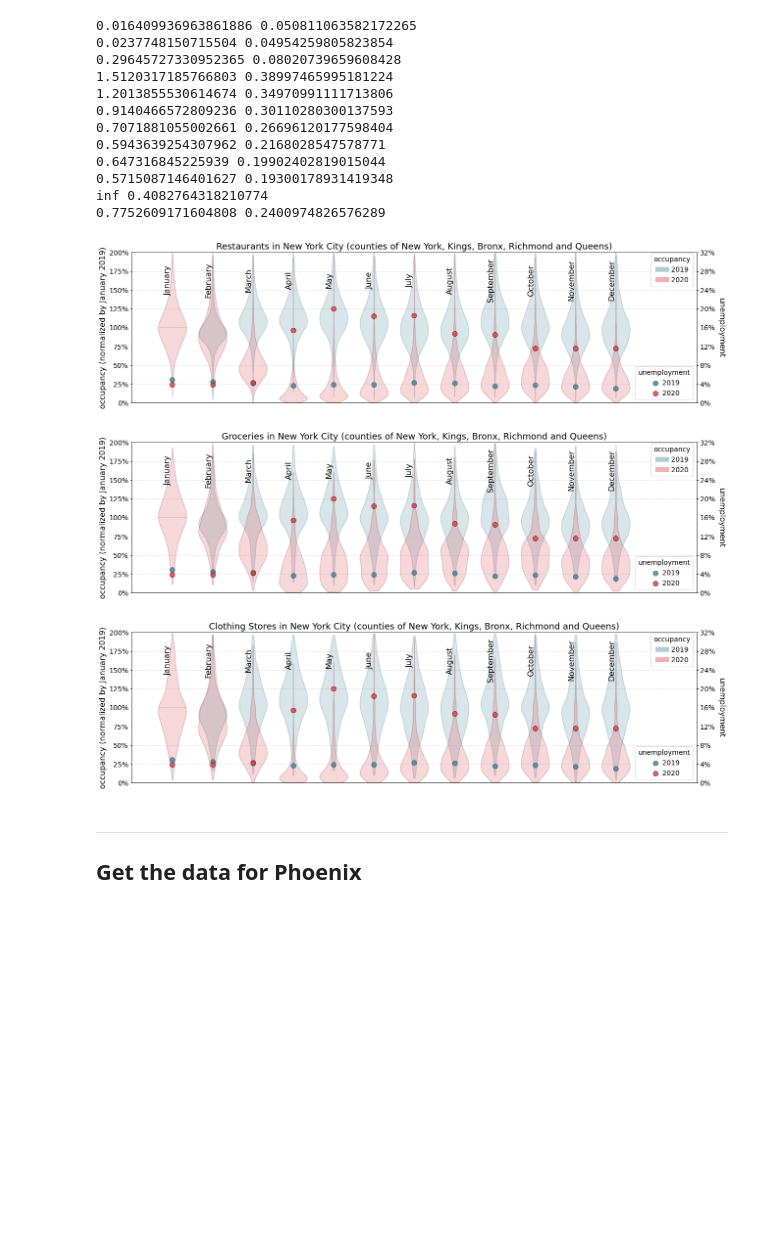
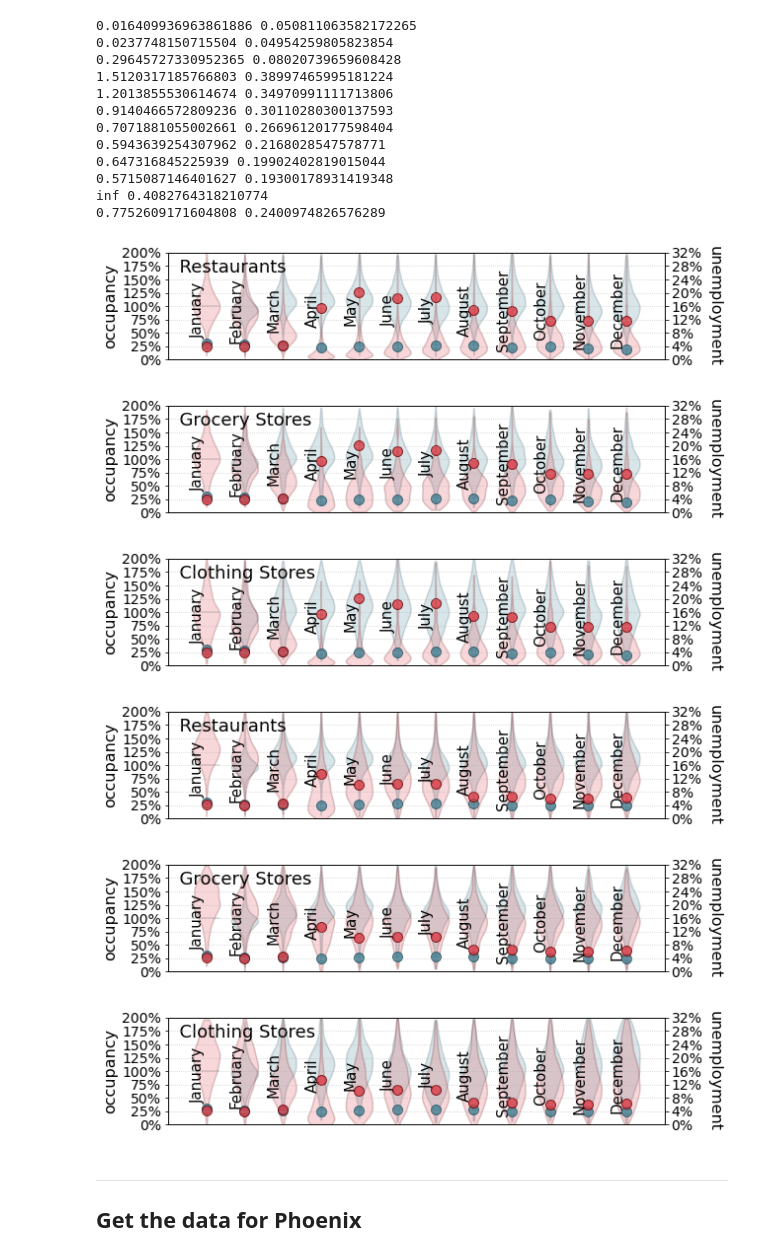
Before and after one commit to talismanbrandi/Human-Mobility-COVID-19, a Jupyter notebook: Notebooks/data-exploration.ipynb, the cells around one changed output. Cells and saved outputs as stored; diff of their text form; code cells hidden in the pictures; blank space fills up the shorter version.

```diff
--- a/Notebooks/data-exploration.ipynb
+++ b/Notebooks/data-exploration.ipynb
@@ -267,30 +263,52 @@ for i in ['01', '02','03','04','05','06','07','08','09','10','11','12']:
 0.5715087146401627 0.19300178931419348
 inf 0.4082764318210774
 0.7752609171604808 0.2400974826576289
-# %%
-title = 'Restaurants in New York City (counties of New York, Kings, Bronx, Richmond and Queens)'
-filename = '../plots/NYC-Restaurants.png'
-unemp_data = df_unemp.NYC
-
-makeViolin(dict_df_analysis_NYC, unemp_data, title, filename, 'Restaurants')
-# %% [output]
-[figure, removed]
-# %%
-title = 'Groceries in New York City (counties of New York, Kings, Bronx, Richmond and Queens)'
-filename = '../plots/NYC-Groceries.png'
-unemp_data = df_unemp.NYC
-
-makeViolin(dict_df_analysis_NYC, unemp_data, title, filename, 'Grocery')
-# %% [output]
-[figure, removed]
-# %%
-title = 'Clothing Stores in New York City (counties of New York, Kings, Bronx, Richmond and Queens)'
-filename = '../plots/NYC-Clothing_Stores.png'
-unemp_data = df_unemp.NYC
-
-makeViolin(dict_df_analysis_NYC, unemp_data, title, filename, 'Clothing Stores')
-# %% [output]
-[figure, removed]
+# %%
+# title = 'Restaurants in New York City (counties of New York, Kings, Bronx, Richmond and Queens)'
+title = '  Restaurants'
+filename = '../plots/NYC-Restaurants-1.png'
+unemp_data = df_unemp.NYC
+
+makeViolin(dict_df_analysis_NYC, unemp_data, title, filename, 'Restaurants')
+
+title = '  Grocery Stores'
+filename = '../plots/NYC-Groceries-1.png'
+unemp_data = df_unemp.NYC
+
+makeViolin(dict_df_analysis_NYC, unemp_data, title, filename, 'Grocery')
+
+title = '  Clothing Stores'
+filename = '../plots/NYC-Clothing_Stores-1.png'
+unemp_data = df_unemp.NYC
+
+makeViolin(dict_df_analysis_NYC, unemp_data, title, filename, 'Clothing Stores')
+
+
+# title = 'Restaurants in New York City (counties of New York, Kings, Bronx, Richmond and Queens)'
+title = '  Restaurants'
+filename = '../plots/Phoenix-Restaurants-1.png'
+unemp_data = df_unemp.Maricopa
+
+makeViolin(dict_df_analysis_Phoenix, unemp_data, title, filename, 'Restaurants')
+
+title = '  Grocery Stores'
+filename = '../plots/Phoenix-Groceries-1.png'
+unemp_data = df_unemp.Maricopa
+
+makeViolin(dict_df_analysis_Phoenix, unemp_data, title, filename, 'Grocery')
+
+title = '  Clothing Stores'
+filename = '../plots/Phoenix-Clothing_Stores-1.png'
+unemp_data = df_unemp.Maricopa
+
+makeViolin(dict_df_analysis_Phoenix, unemp_data, title, filename, 'Clothing Stores')
+# %% [output]
+[figure, added]
+[figure, added]
+[figure, added]
+[figure, added]
+[figure, added]
+[figure, added]
 # %% [markdown]
 ____________________
 ## Get the data for Phoenix
```
Also changed, not shown: parts of 3 cells of this notebook, 7 other files.
